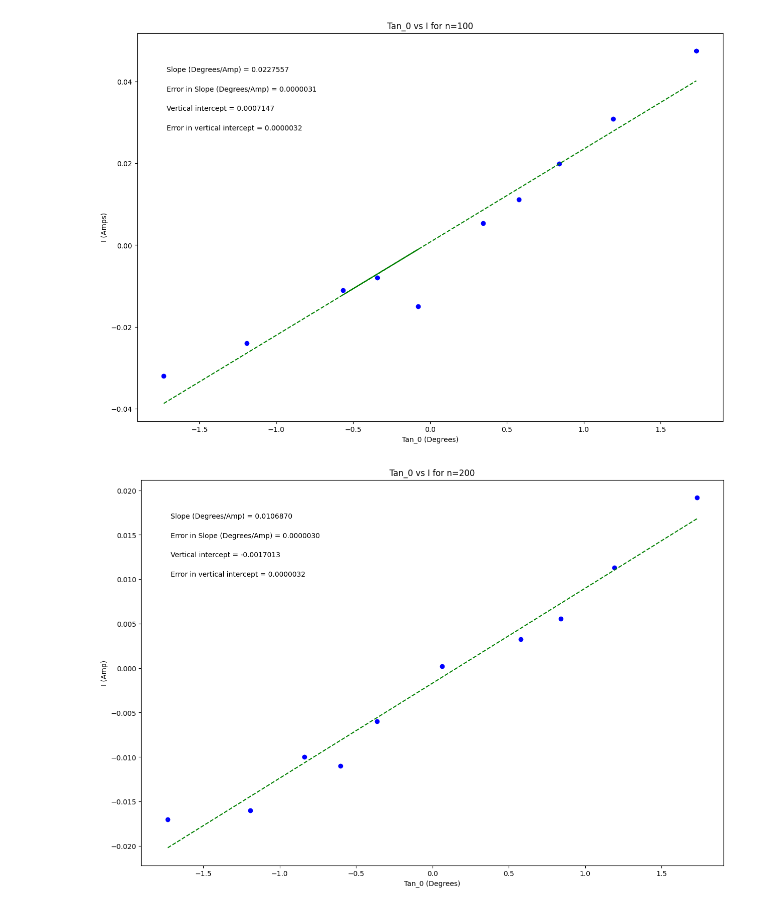
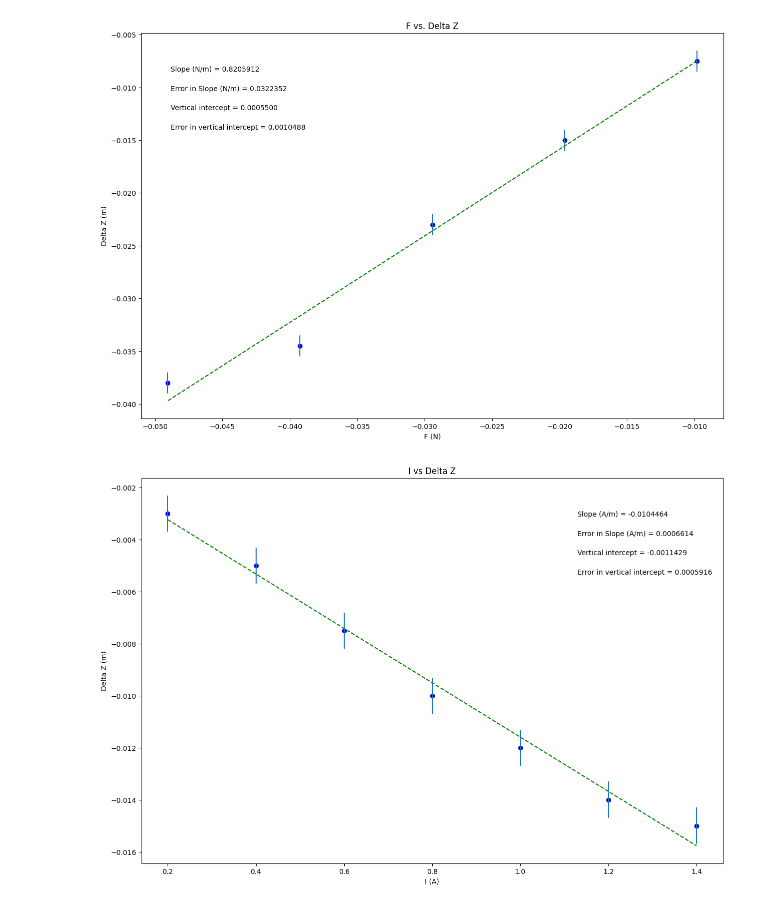
Before and after one commit to gagerausch/Labs, a Jupyter notebook: phsxlab_plotting_template.ipynb, the cells around one changed output. Drawn from its saved outputs; the diff is of its cells as text; code cells hidden in the pictures.

```diff
--- a/phsxlab_plotting_template.ipynb
+++ b/phsxlab_plotting_template.ipynb
@@ -19,28 +19,28 @@ import matplotlib.pyplot as plt
 #variable names should start with a letter and must contain only letters, numbers, and underscores
 
 
-tan_0 = np.array([-1.732050808, -1.191753593, -0.7812856265, -0.5657727782, -0.3443276133, 0.3443, 0.5774, 0.8391, 1.1918, 1.7321])
+F = np.array([-0.00981, -0.01962, -0.02943, -0.03924, -0.04905])
 
-i = np.array([-0.032, -0.024, -0.015, -0.011, -0.008, 0.005360, 0.011150, 0.019920, 0.030800, 0.047500])
+Dz = np.array([-0.0075, -0.0150, -0.0230, -0.0345, -0.0380])
 
-err_i = np.array([0.00001, 0.00001, 0.00001, 0.00001, 0.00001, 0.00001, 0.00001, 0.00001, 0.00001, 0.00001,])
+err_Dz = np.array([0.001, 0.001, 0.001, 0.001, 0.001])
 
 
 
 #Re-assign variables as x, y, dy so that the remaining plotting code may remain generic
 #UPDATE VARIABLE NAMES (ON RHS OF EACH EQUAL SIGN) TO MATCH VARIABLE NAMES FOR DATA ABOVE
 
-x = tan_0             #this should be the array you want to plot on the x axis
-y = i             #this should be the array you want to plot on the y axis
-dy = err_i        #this should be your error in y array
+x = F             #this should be the array you want to plot on the x axis
+y = Dz             #this should be the array you want to plot on the y axis
+dy = err_Dz        #this should be your error in y array
 
 
 #UPDATE EACH OF THESE 4 STRINGS FOR YOUR PLOT LABELS AS YOU WANT THEM TO APPEAR
 
-plot_title= 'Tan_0 vs I for n=100'
-x_label= 'Tan_0 (Degrees)'
-y_label= 'I (Amps)'
-slope_units= 'Degrees/Amp'
+plot_title= 'F vs. Delta Z'
+x_label= 'F (N)'
+y_label= 'Delta Z (m)'
+slope_units= 'N/m'
 
 #UPDATE ANNOTATION PLACEMENT SO IT'S OUT OF WAY OF PLOTTED DATA AND BEST FIT LINE
 #integer from 1 to 4, top R corner is 1 (counter-clockwise from there)
@@ -119,7 +119,7 @@ plt.annotate('Error in vertical intercept = {value:.{digits}f}'.format(value=db,
 
 plt.show()
 # %% [output]
-[figure, old version]
+[figure, new version]
 # %%
 #PHSX 216 & 218 plotting code
 #Brianna Beller
@@ -139,33 +139,33 @@ import matplotlib.pyplot as plt
 #variable names should start with a letter and must contain only letters, numbers, and underscores
 
 
-tan_0 = np.array([-1.73205, -1.19175, -0.83910, -0.60086, -0.36397, 0.06397, 0.57735, 0.83910, 1.19175, 1.73205])
+I = np.array([0.2, 0.4, 0.6, 0.8, 1.0, 1.2, 1.4])
 
-i = np.array([-0.017, -0.016, -0.010, -0.011, -0.006, 0.00023, 0.00327, 0.00554, 0.01129, 0.01920])
+Dz = np.array([-0.003, -0.005, -0.0075, -0.01, -0.012, -0.014, -0.015])
 
-err_i = np.array([0.00001, 0.00001, 0.00001, 0.00001, 0.00001, 0.00001, 0.00001, 0.00001, 0.00001, 0.00001])
+err_Dz = np.array([0.0007, 0.0007, 0.0007, 0.0007, 0.0007, 0.0007, 0.0007])
 
 
 
 #Re-assign variables as x, y, dy so that the remaining plotting code may remain generic
 #UPDATE VARIABLE NAMES (ON RHS OF EACH EQUAL SIGN) TO MATCH VARIABLE NAMES FOR DATA ABOVE
 
-x = tan_0             #this should be the array you want to plot on the x axis
-y = i             #this should be the array you want to plot on the y axis
-dy = err_i        #this should be your error in y array
+x = I             #this should be the array you want to plot on the x axis
+y = Dz             #this should be the array you want to plot on the y axis
+dy = err_Dz        #this should be your error in y array
 
 
 #UPDATE EACH OF THESE 4 STRINGS FOR YOUR PLOT LABELS AS YOU WANT THEM TO APPEAR
 
-plot_title= 'Tan_0 vs I for n=200'
-x_label= 'Tan_0 (Degrees)'
-y_label= 'I (Amp)'
-slope_units= 'Degrees/Amp'
+plot_title= 'I vs Delta Z'
+x_label= 'I (A)'
+y_label= 'Delta Z (m)'
+slope_units= 'A/m'
 
 #UPDATE ANNOTATION PLACEMENT SO IT'S OUT OF WAY OF PLOTTED DATA AND BEST FIT LINE
 #integer from 1 to 4, top R corner is 1 (counter-clockwise from there)
 
-annotation_placement=2
+annotation_placement=1
 
 
 #-----------------------------------------------------------------------#
@@ -212,31 +212,31 @@ elif annotation_placement==3 or annotation_placement==4:
 #Don't need to change anything in this section!
 
 #Plot data on graph. Plot error bars and place values for slope,
 #error in slope, and vertical intercept (plus error) on the plot using "annotate"
 
 plt.figure(figsize=(15,10))
 
 plt.plot(x, fit, color='green', linestyle='--')
 plt.scatter(x, y, color='blue', marker='o')
 
 plt.xlabel(x_label)
 plt.ylabel(y_label)
 plt.title(plot_title)
 
 plt.errorbar(x, y, yerr=dy, xerr=None, fmt="none") #don't need to plot x error bars
 
 plt.annotate('Slope ({}) = {value:.{digits}f}'.format(slope_units,value=m, digits=7),
              (xpos, ypos[0]), xycoords='axes fraction')
 
 plt.annotate('Error in Slope ({}) = {value:.{digits}f}'.format(slope_units,value=dm, digits=7),
              (xpos, ypos[1]), xycoords='axes fraction')
 
 plt.annotate('Vertical intercept = {value:.{digits}f}'.format(value=b, digits=7),
              (xpos, ypos[2]), xycoords='axes fraction')
 
 plt.annotate('Error in vertical intercept = {value:.{digits}f}'.format(value=db, digits=7),
              (xpos, ypos[3]), xycoords='axes fraction')
 
 plt.show()
 # %% [output]
-[figure, old version]
+[figure, new version]
```
Also changed, not shown: parts of 1 cell of this notebook.
